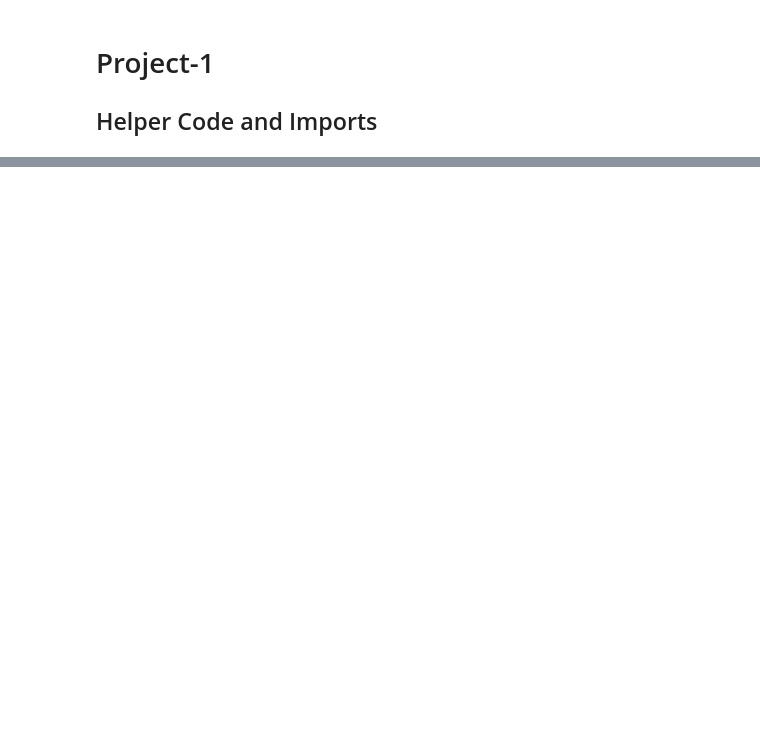
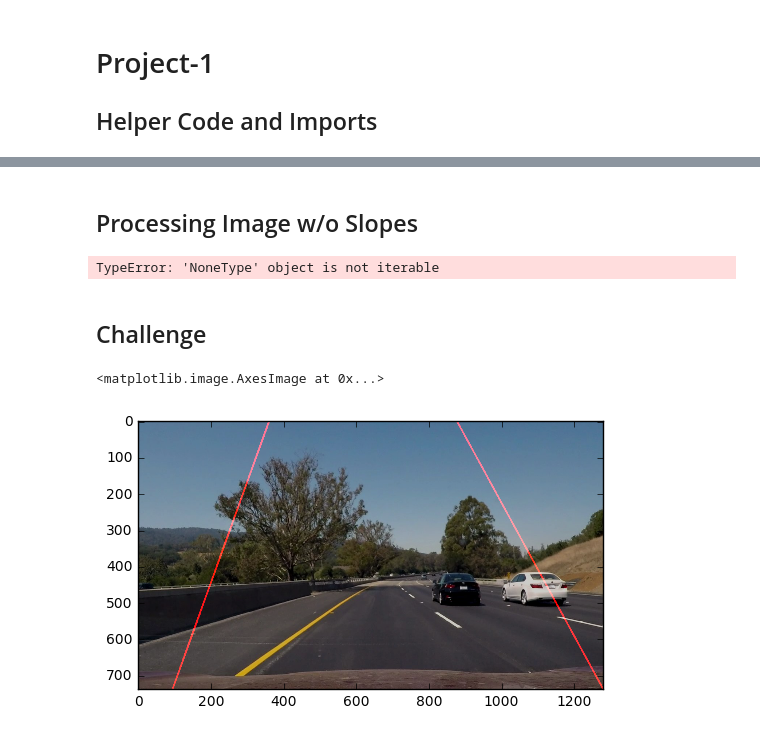
Before and after one commit to akshaybabloo/Car-ND, a Jupyter notebook: Term-1/Finding_Lane_Lines/P1/Project-1.ipynb, the cells around one changed output, grey strips where cells are left out. Drawn from its saved outputs; the diff is of its cells as text; code cells hidden in the pictures; blank space fills up the shorter version.

```diff
--- a/Term-1/Finding_Lane_Lines/P1/Project-1.ipynb
+++ b/Term-1/Finding_Lane_Lines/P1/Project-1.ipynb
@@ -179,0 +291,2 @@ for ima in images:
+# %% [markdown]
+## Processing Image w/o Slopes
@@ -179,0 +361,13 @@ for ima in images:
+# %%
+try:
+    image = mpimg.imread('test_images/solidYellowCurve.jpg')
+except FileNotFoundError as e:
+    print(e)
+    sys.exit(1)
+
+result = process_image_no_slope(image)
+plt.imshow(result)
+# %% [output]
+TypeError: 'NoneType' object is not iterable
+# %% [markdown]
+## Challenge
@@ -179,0 +479,12 @@ for ima in images:
+# %%
+try:
+    image = mpimg.imread('challenge.jpg')
+except FileNotFoundError as e:
+    print(e)
+    sys.exit(1)
+
+result = process_image_challenge(image)
+plt.imshow(result)
+# %% [output]
+<matplotlib.image.AxesImage at 0x...>
+[figure, added]
```
Also changed, not shown: parts of 18 cells of this notebook, 15 other files.
